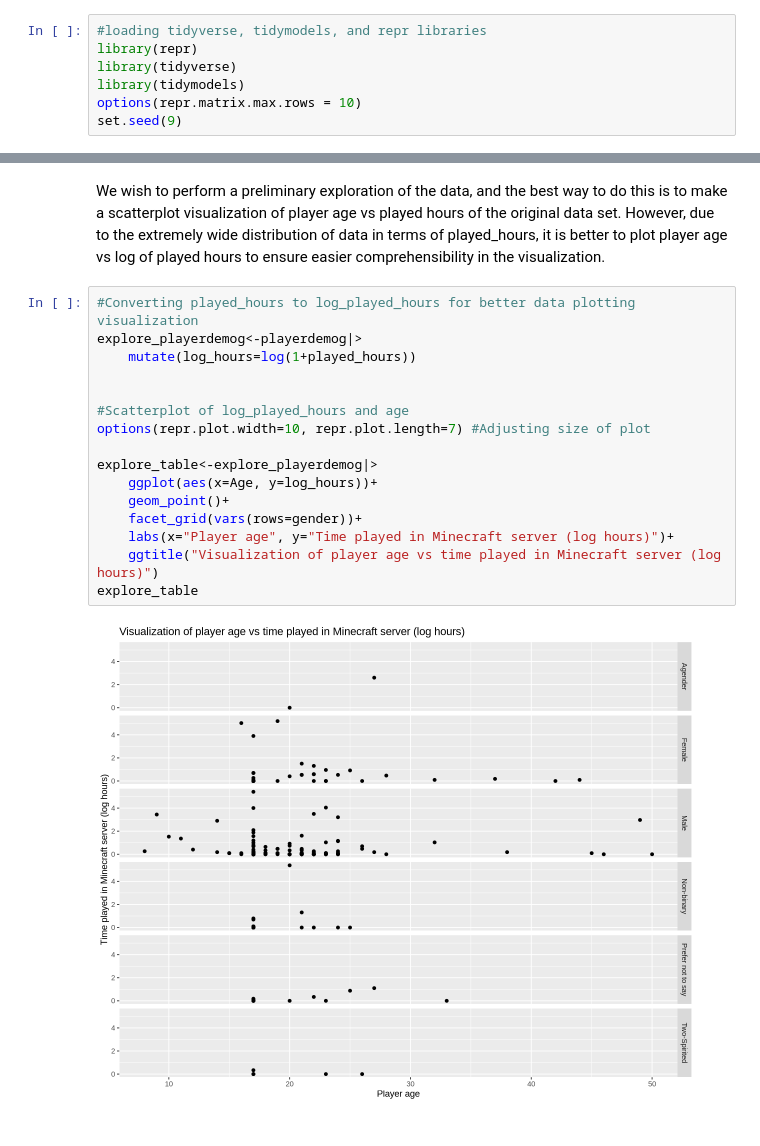
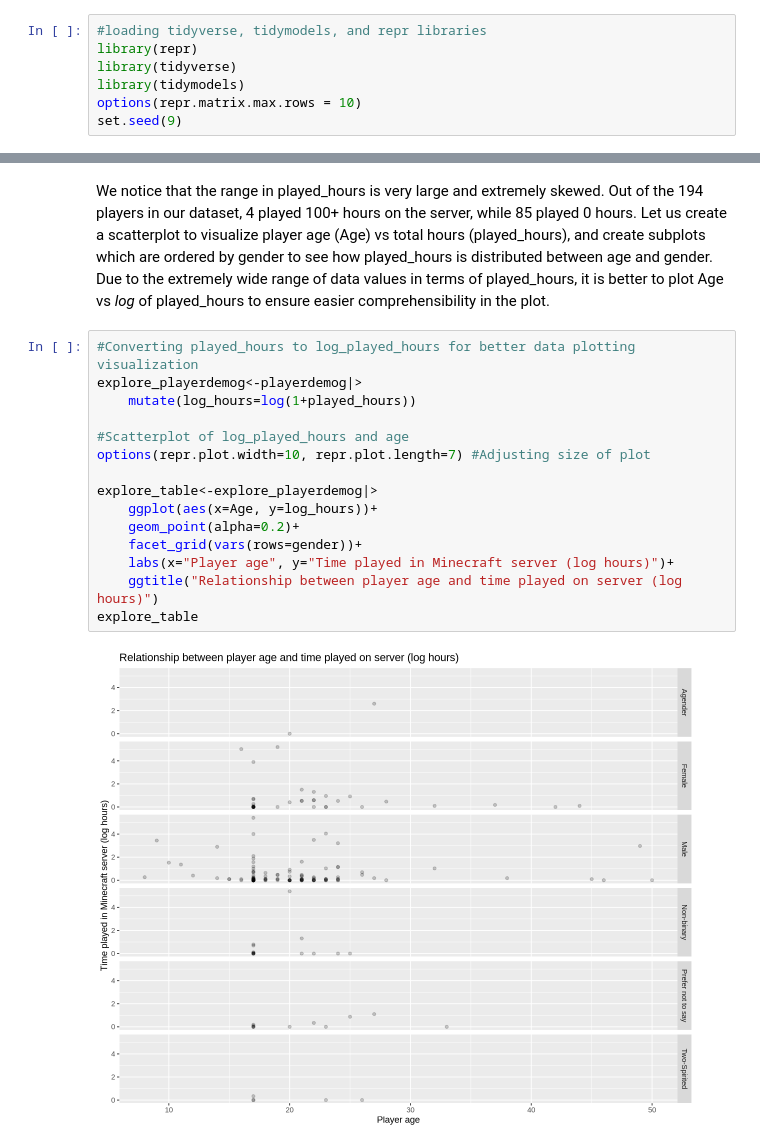
Before and after one commit to Jazecab/DSCI100-Project-Main, a Jupyter notebook: Project_JC.ipynb, the cells around one changed output, grey strips where cells are left out. Saved outputs shown, nothing was run; the diff lists cells and outputs as text.

```diff
--- a/Project_JC.ipynb
+++ b/Project_JC.ipynb
@@ -99,20 +108,19 @@ A tibble: 6 × 3
 # %% [markdown]
-We wish to perform a preliminary exploration of the data, and the best way to do this is to make a scatterplot visualization of player age vs played hours of the original data set. However, due to the extremely wide distribution of data in terms of played_hours, it is better to plot player age vs log of played hours to ensure easier comprehensibility in the visualization.
+We notice that the range in played_hours is very large and extremely skewed. Out of the 194 players in our dataset, 4 played 100+ hours on the server, while 85 played 0 hours. Let us create a scatterplot to visualize player age (Age) vs total hours (played_hours), and create subplots which are ordered by gender to see how played_hours is distributed between age and gender. Due to the extremely wide range of data values in terms of played_hours, it is better to plot Age vs *log* of played_hours to ensure easier comprehensibility in the plot.
 # %%
 #Converting played_hours to log_played_hours for better data plotting visualization
 explore_playerdemog<-playerdemog|>
     mutate(log_hours=log(1+played_hours))
-
 
 #Scatterplot of log_played_hours and age
 options(repr.plot.width=10, repr.plot.length=7) #Adjusting size of plot
 
 explore_table<-explore_playerdemog|>
     ggplot(aes(x=Age, y=log_hours))+
-    geom_point()+
+    geom_point(alpha=0.2)+
     facet_grid(vars(rows=gender))+
     labs(x="Player age", y="Time played in Minecraft server (log hours)")+
-    ggtitle("Visualization of player age vs time played in Minecraft server (log hours)")
+    ggtitle("Relationship between player age and time played on server (log hours)")
 explore_table
 # %% [output]
-[figure, old version]
+[figure, new version]
```
Also changed, not shown: parts of 20 cells of this notebook.
